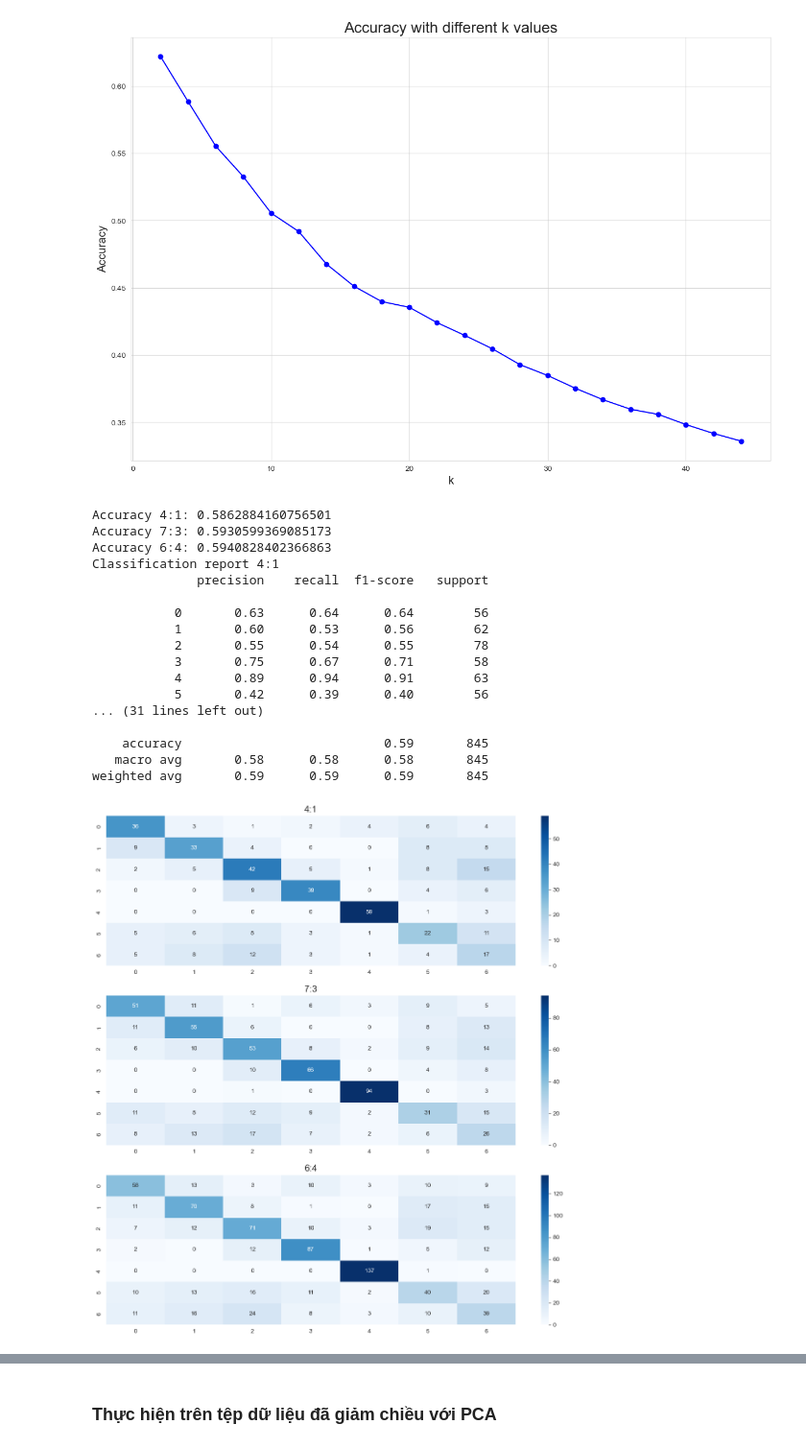
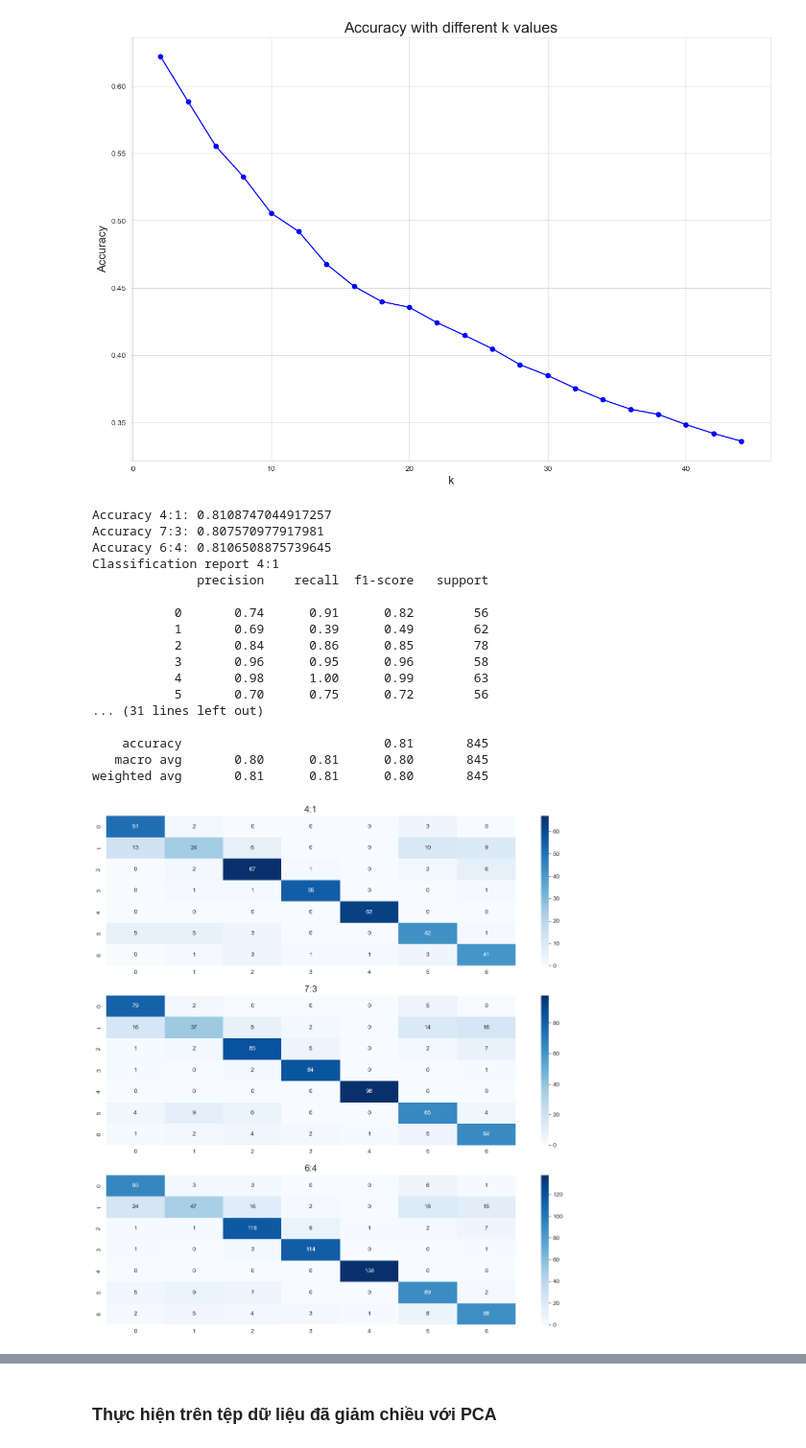
Before and after one commit to Anbt0106/Obesity-Classification, a Jupyter notebook: KNN_Library.ipynb, the cells around one changed output, grey strips where cells are left out. Shown at 96% size. Saved outputs shown, nothing was run; the diff lists cells and outputs as text; code cells hidden in the pictures.

```diff
--- a/KNN_Library.ipynb
+++ b/KNN_Library.ipynb
@@ -88,58 +89,58 @@ from sklearn.metrics import accuracy_score, classification_report, confusion_mat
 my_clf = KNeighborsClassifier(n_neighbors=best_k, weights='distance')
 
 # 4:1
-my_clf.fit(X_train_4_1, y_train_4_1)
-y_pred_4_1 = my_clf.predict(X_test_4_1)
+my_clf.fit(X_train_4_1_scaler, y_train_4_1)
+y_pred_4_1 = my_clf.predict(X_test_4_1_scaler)
 
 # 7:3
-my_clf.fit(X_train_7_3, y_train_7_3)
-y_pred_7_3 = my_clf.predict(X_test_7_3)
+my_clf.fit(X_train_7_3_scaler, y_train_7_3)
+y_pred_7_3 = my_clf.predict(X_test_7_3_scaler)
 
 # 6:4
-my_clf.fit(X_train_6_4, y_train_6_4)
-y_pred_6_4 = my_clf.predict(X_test_6_4)
+my_clf.fit(X_train_6_4_scaler, y_train_6_4)
+y_pred_6_4 = my_clf.predict(X_test_6_4_scaler)
 
 #acuracy
 print(f"Accuracy 4:1: {accuracy_score(y_test_4_1, y_pred_4_1)}")
 print(f"Accuracy 7:3: {accuracy_score(y_test_7_3, y_pred_7_3)}")
 print(f"Accuracy 6:4: {accuracy_score(y_test_6_4, y_pred_6_4)}")
 
 #classification report
 print("Classification report 4:1")
 print(classification_report(y_test_4_1, y_pred_4_1))
 print("Classification report 7:3")
 print(classification_report(y_test_7_3, y_pred_7_3))
 print("Classification report 6:4")
 print(classification_report(y_test_6_4, y_pred_6_4))
 
 # Trực quan hóa confusion matrix của cả 3 trường hợp
 plt.figure(figsize=(15, 15))
 plt.subplot(3, 1, 1)
 sns.heatmap(confusion_matrix(y_test_4_1, y_pred_4_1), annot=True, fmt='d', cmap='Blues')
 plt.title('4:1', fontsize=15)
 plt.subplot(3, 1, 2)
 sns.heatmap(confusion_matrix(y_test_7_3, y_pred_7_3), annot=True, fmt='d', cmap='Blues')
 plt.title('7:3', fontsize=15)
 plt.subplot(3, 1, 3)
 sns.heatmap(confusion_matrix(y_test_6_4, y_pred_6_4), annot=True, fmt='d', cmap='Blues')
 plt.title('6:4', fontsize=15)
 plt.show()
 # %% [output]
-Accuracy 4:1: 0.5862884160756501
-Accuracy 7:3: 0.5930599369085173
-Accuracy 6:4: 0.5940828402366863
+Accuracy 4:1: 0.8108747044917257
+Accuracy 7:3: 0.807570977917981
+Accuracy 6:4: 0.8106508875739645
 Classification report 4:1
               precision    recall  f1-score   support
 
-           0       0.63      0.64      0.64        56
-           1       0.60      0.53      0.56        62
-           2       0.55      0.54      0.55        78
-           3       0.75      0.67      0.71        58
-           4       0.89      0.94      0.91        63
-           5       0.42      0.39      0.40        56
+           0       0.74      0.91      0.82        56
+           1       0.69      0.39      0.49        62
+           2       0.84      0.86      0.85        78
+           3       0.96      0.95      0.96        58
+           4       0.98      1.00      0.99        63
+           5       0.70      0.75      0.72        56
 ... (31 lines left out)
 
-    accuracy                           0.59       845
-   macro avg       0.58      0.58      0.58       845
-weighted avg       0.59      0.59      0.59       845
+    accuracy                           0.81       845
+   macro avg       0.80      0.81      0.80       845
+weighted avg       0.81      0.81      0.80       845
-[figure, old version]
+[figure, new version]
```
Also changed, not shown: parts of 6 cells of this notebook, 4 other files.
